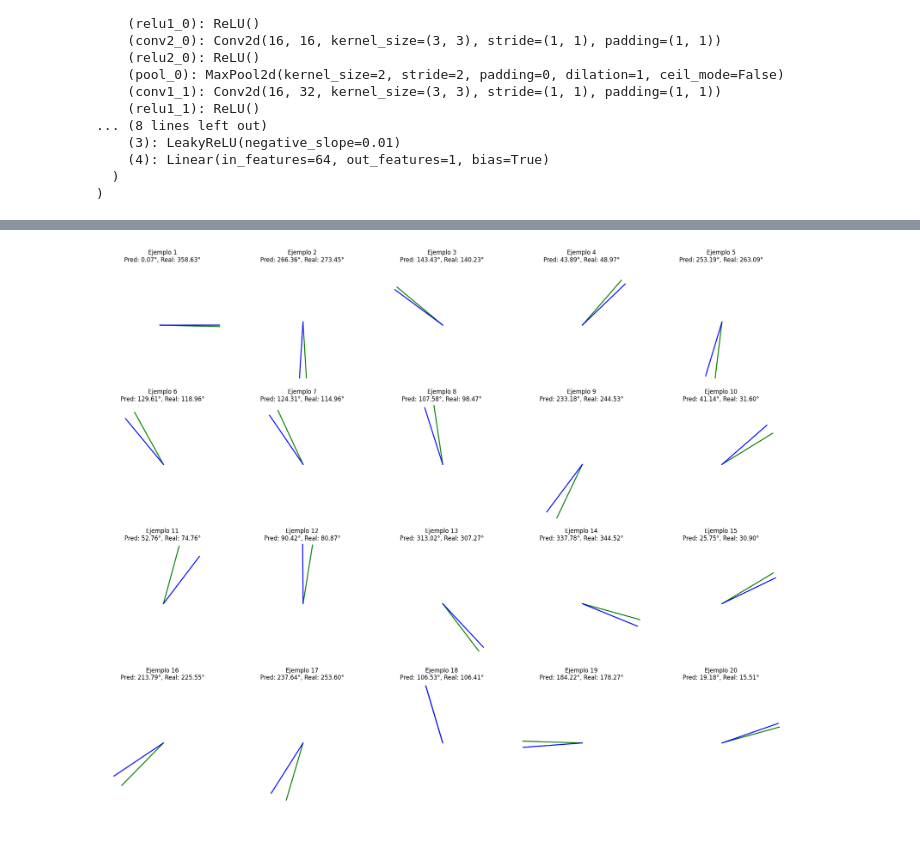
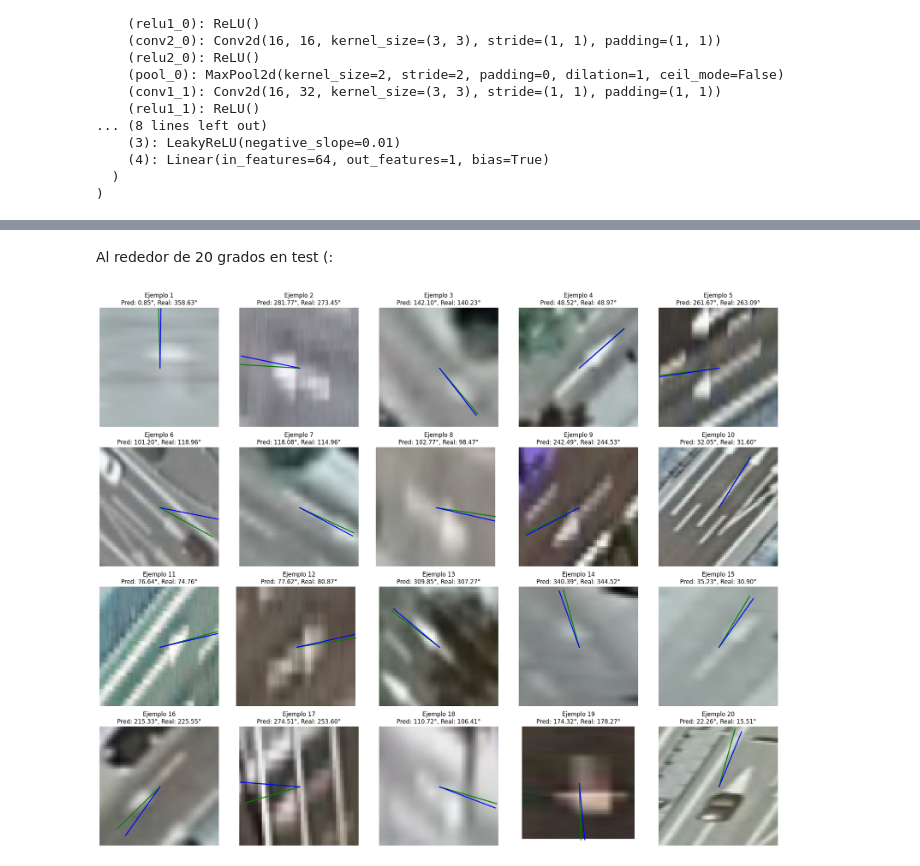
Before and after one commit to MiguelGP-13/aaII-flechas, a Jupyter notebook: flechas_alumno.ipynb, the cells around one changed output, grey strips where cells are left out. Saved outputs shown, nothing was run; the diff lists cells and outputs as text; code cells hidden in the pictures; blank space fills up the shorter version.

```diff
--- a/flechas_alumno.ipynb
+++ b/flechas_alumno.ipynb
@@ -304,8 +310,6 @@ Test Loss: 0.0035
+# %% [markdown]
+Al rededor de 20 grados en test (:
 # %%
-# import torch
-# import torch.nn as nn
-# import numpy as np
-# import matplotlib.pyplot as plt
 import math
 
 def test_model_with_visualization(model, X_test_tensor, Y_test_tensor, std, mean, num_examples=10, desplazamiento=10):
@@ -315,7 +319,8 @@ def test_model_with_visualization(model, X_test_tensor, Y_test_tensor, std, mean
     # Seleccionar los ejemplos a visualizar
     X_examples = X_test_tensor[desplazamiento:num_examples + desplazamiento]
     Y_examples = Y_test_tensor[desplazamiento:num_examples + desplazamiento]
-
+    mean_examples = mean[desplazamiento:num_examples + desplazamiento]
+    std_examples = std[desplazamiento:num_examples + desplazamiento]
     with torch.no_grad():
         outputs = model(X_examples)
         loss = criterion(outputs, Y_examples.view(-1, 1))
@@ -331,8 +336,10 @@ def test_model_with_visualization(model, X_test_tensor, Y_test_tensor, std, mean
     for i in range(num_examples):
         # Convertir la imagen a formato (H, W, C) para plt.imshow()
         img = X_examples[i].cpu().permute(1, 2, 0).numpy()
-        img_denorm = img * std + mean
-        axes[i].imshow(img_denorm)
+        img_denorm = img * std_examples + mean_examples
+        img_denorm = np.clip(img_denorm, 0, 255)  # Opcional, para asegurar que estén en [0,255]
+        img_uint8 = img_denorm.astype(np.uint8)
+        axes[i].imshow(img_uint8)
 
 
         # Obtener ángulos en grados (se supone que Y está normalizado a [0,1], y se multiplica por 360)
@@ -346,35 +353,36 @@ def test_model_with_visualization(model, X_test_tensor, Y_test_tensor, std, mean
 
         # Convertir ángulos a radianes y calcular extremos de las líneas.
         # Se resta la componente sin para invertir el eje y (ya que en imshow el eje y crece hacia abajo).
-        pred_rad = np.deg2rad(pred_angle)
-        actual_rad = np.deg2rad(actual_angle)
+        pred_rad = np.deg2rad(-pred_angle + 90)
+        actual_rad = np.deg2rad(-actual_angle + 90)
+
 
         # Para el ángulo predicho (línea azul)
         x_end_pred = center[0] + line_length * np.cos(pred_rad)
         y_end_pred = center[1] - line_length * np.sin(pred_rad)
 
         # Para el ángulo real (línea verde)
         x_end_actual = center[0] + line_length * np.cos(actual_rad)
         y_end_actual = center[1] - line_length * np.sin(actual_rad)
 
         # Dibujar líneas en la imagen
         axes[i].plot([center[0], x_end_actual], [center[1], y_end_actual], color='green', linewidth=2, label='Real')
         axes[i].plot([center[0], x_end_pred], [center[1], y_end_pred], color='blue', linewidth=2, label='Predicha')
 
         # Título con los valores de ángulos
         axes[i].set_title(f"Ejemplo {i+1}\nPred: {pred_angle:.2f}°, Real: {actual_angle:.2f}°")
         axes[i].axis('off')
 
     # Si hay subplots vacíos, ocultarlos
     for j in range(i+1, len(axes)):
         axes[j].axis('off')
 
     plt.tight_layout()
     plt.show()
 
     print(f'Test Loss: {loss.item():.4f}')
 
 # Llamada de ejemplo (asegúrate de que X_test_tensor y Y_test_tensor estén definidos y en el formato adecuado)
 test_model_with_visualization(model, X_test_tensor, Y_test_tensor, std, mean, num_examples=20, desplazamiento=0)
 # %% [output]
-[figure, old version]
+[figure, new version]
```
Also changed, not shown: parts of 3 cells of this notebook.
